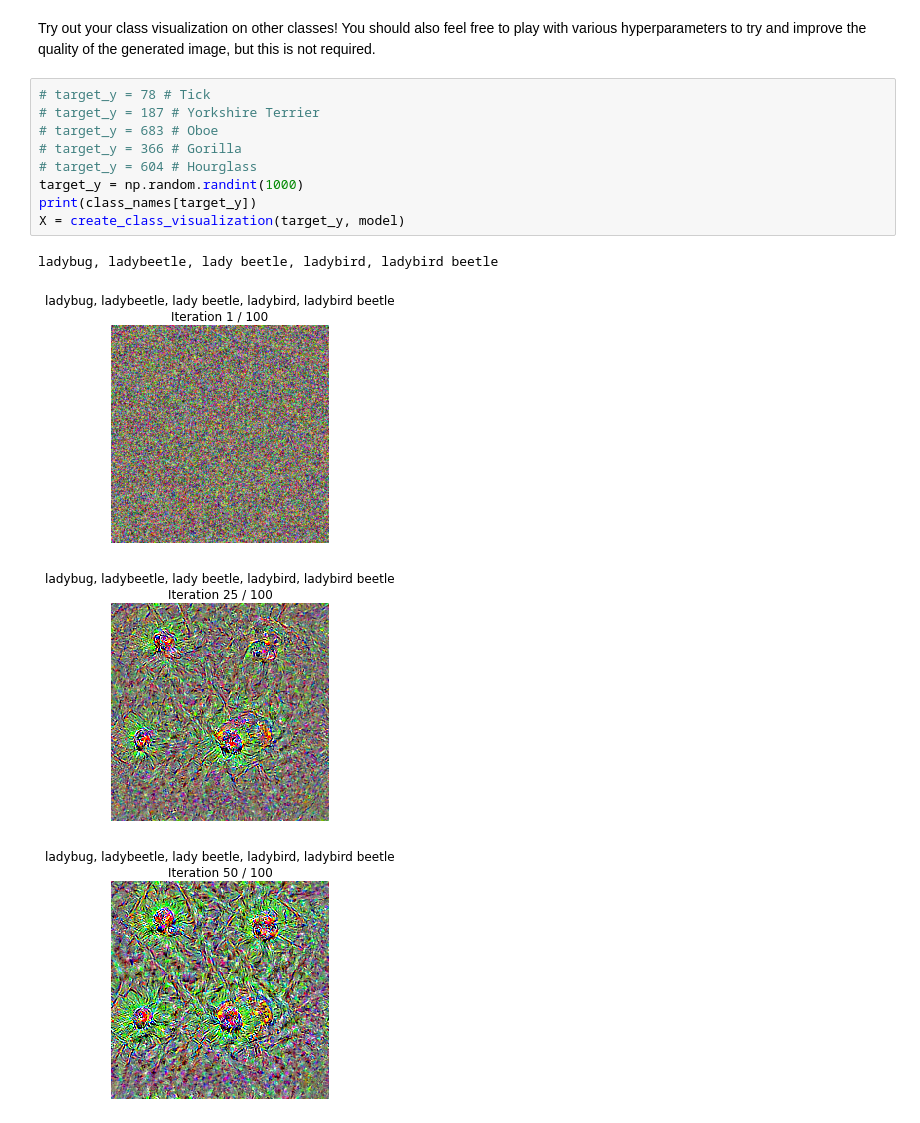
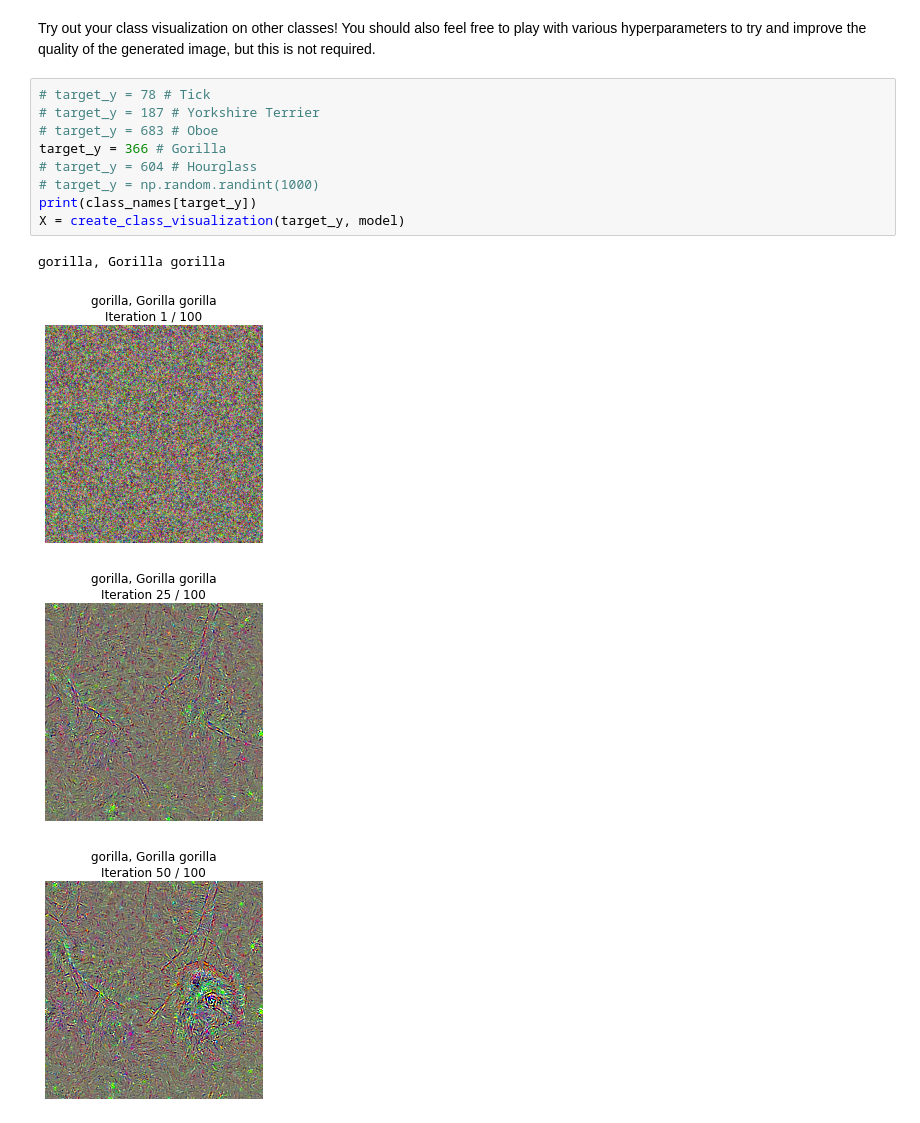
Before and after one commit to wangedmund/cs182hw2, a Jupyter notebook: NetworkVisualization.ipynb, the cells around one changed output. Drawn from its saved outputs; the diff is of its cells as text.

Commit message:
fixing class visualization error

```diff
--- a/NetworkVisualization.ipynb
+++ b/NetworkVisualization.ipynb
@@ -354,14 +354,14 @@ Try out your class visualization on other classes! You should also feel free to
 # %%
 # target_y = 78 # Tick
 # target_y = 187 # Yorkshire Terrier
 # target_y = 683 # Oboe
-# target_y = 366 # Gorilla
+target_y = 366 # Gorilla
 # target_y = 604 # Hourglass
-target_y = np.random.randint(1000)
+# target_y = np.random.randint(1000)
 print(class_names[target_y])
 X = create_class_visualization(target_y, model)
 # %% [output]
-ladybug, ladybeetle, lady beetle, ladybird, ladybird beetle
+gorilla, Gorilla gorilla
-[figure, old version]
+[figure, new version]
-[figure, old version]
+[figure, new version]
-[figure, old version]
+[figure, new version]
```
Also changed, not shown: parts of 2 cells of this notebook, 1 other file.
